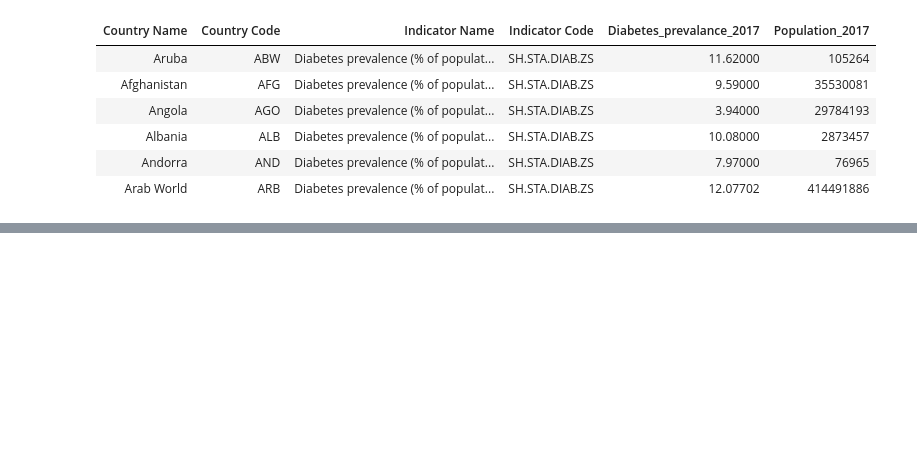
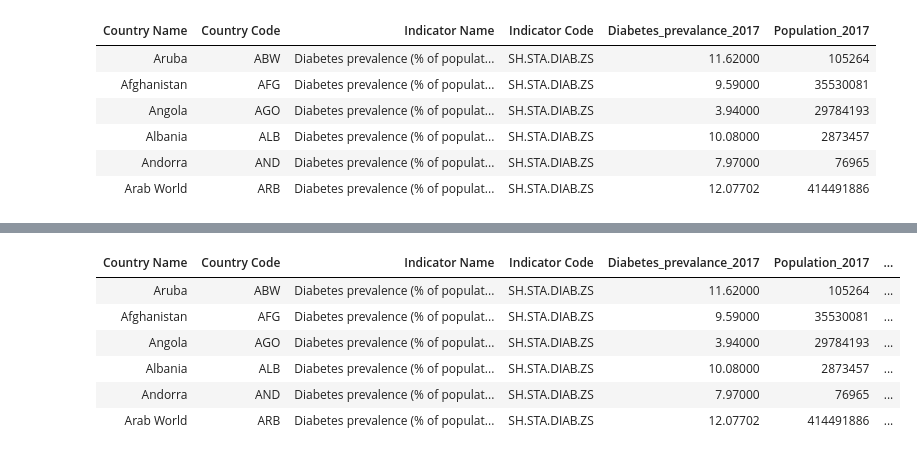
Before and after one commit to nll23/diabetes_wrangling, a Jupyter notebook: Data_countries.ipynb, the cells around one changed output, grey strips where cells are left out. Cells and saved outputs as stored; diff of their text form; code cells hidden in the pictures; blank space fills up the shorter version.

```diff
--- a/Data_countries.ipynb
+++ b/Data_countries.ipynb
@@ -150,0 +156,10 @@ diabetes_population %>% mutate(New_diabetes_population=(Diabetes_prevalance_2017
+# %%
+diabetes_population %>% head()
+# %% [output]
+| Country Name | Country Code | Indicator Name | Indicator Code | Diabetes_prevalance_2017 | Population_2017 | ... |
+| Aruba | ABW | Diabetes prevalence (% of populat... | SH.STA.DIAB.ZS | 11.62000 | 105264 | ... |
+| Afghanistan | AFG | Diabetes prevalence (% of populat... | SH.STA.DIAB.ZS | 9.59000 | 35530081 | ... |
+| Angola | AGO | Diabetes prevalence (% of populat... | SH.STA.DIAB.ZS | 3.94000 | 29784193 | ... |
+| Albania | ALB | Diabetes prevalence (% of populat... | SH.STA.DIAB.ZS | 10.08000 | 2873457 | ... |
+| Andorra | AND | Diabetes prevalence (% of populat... | SH.STA.DIAB.ZS | 7.97000 | 76965 | ... |
+| Arab World | ARB | Diabetes prevalence (% of populat... | SH.STA.DIAB.ZS | 12.07702 | 414491886 | ... |
```
Also changed, not shown: parts of 9 cells of this notebook.
